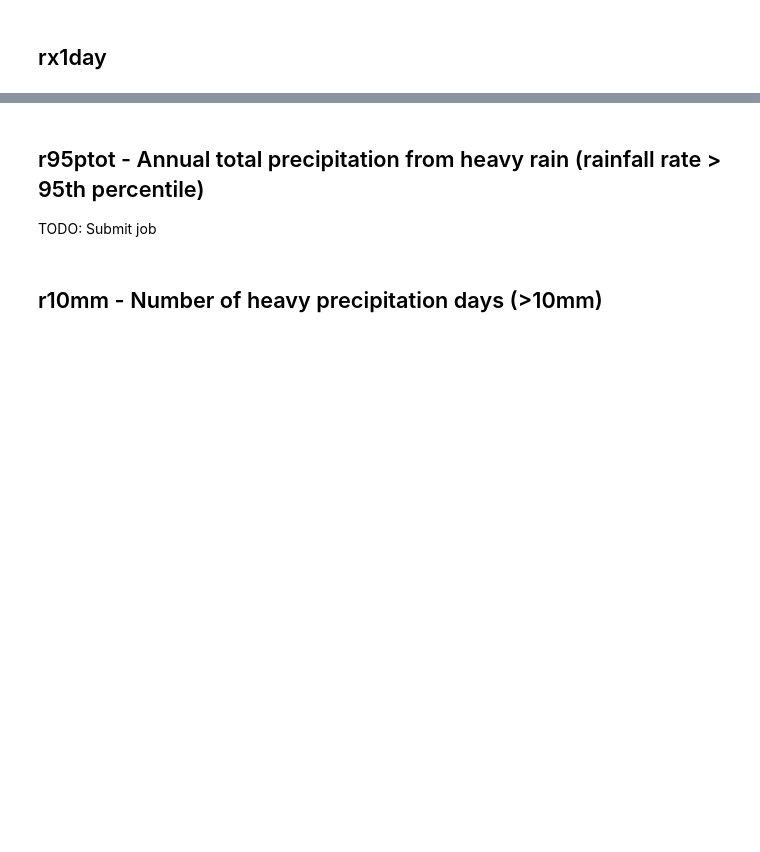
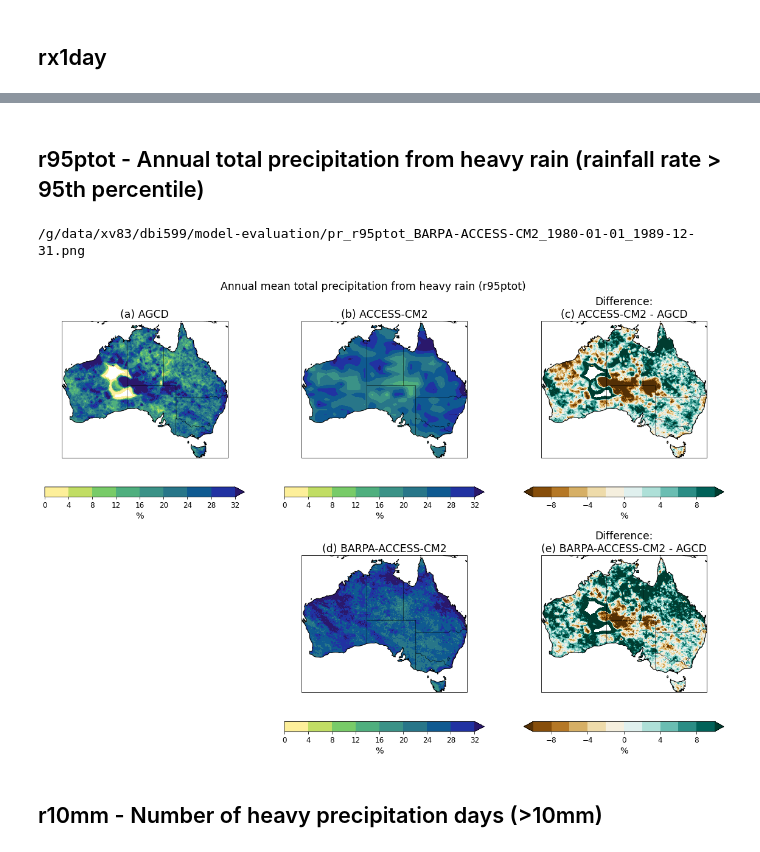
Before and after one commit to AusClimateService/model-evaluation, a Jupyter notebook: pr_extremes.ipynb, the cells around one changed output, grey strips where cells are left out. Drawn from its saved outputs; the diff is of its cells as text; code cells hidden in the pictures; blank space fills up the shorter version.

```diff
--- a/pr_extremes.ipynb
+++ b/pr_extremes.ipynb
@@ -98,7 +101,15 @@ plot_index(
 # %% [markdown]
 ## r95ptot - Annual total precipitation from heavy rain (rainfall rate > 95th percentile)
-
-TODO: Submit job
+# %%
+plot_index(
+    'pr',
+    'R95pTOT',
+    [0, 4, 8, 12, 16, 20, 24, 28, 32],
+    [-10, -8, -6, -4, -2, 0, 2, 4, 6, 8, 10],
+)
+# %% [output]
+/g/data/xv83/dbi599/model-evaluation/pr_r95ptot_BARPA-ACCESS-CM2_1980-01-01_1989-12-31.png
+[figure, added]
 # %% [markdown]
 ## r10mm - Number of heavy precipitation days (>10mm)
 # %%
```
Also changed, not shown: parts of 5 cells of this notebook, 4 other files.
